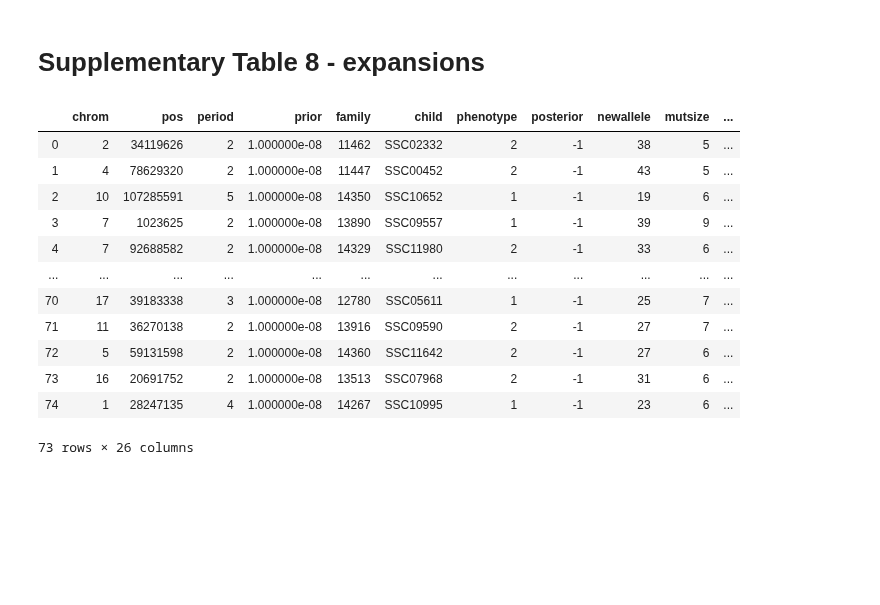
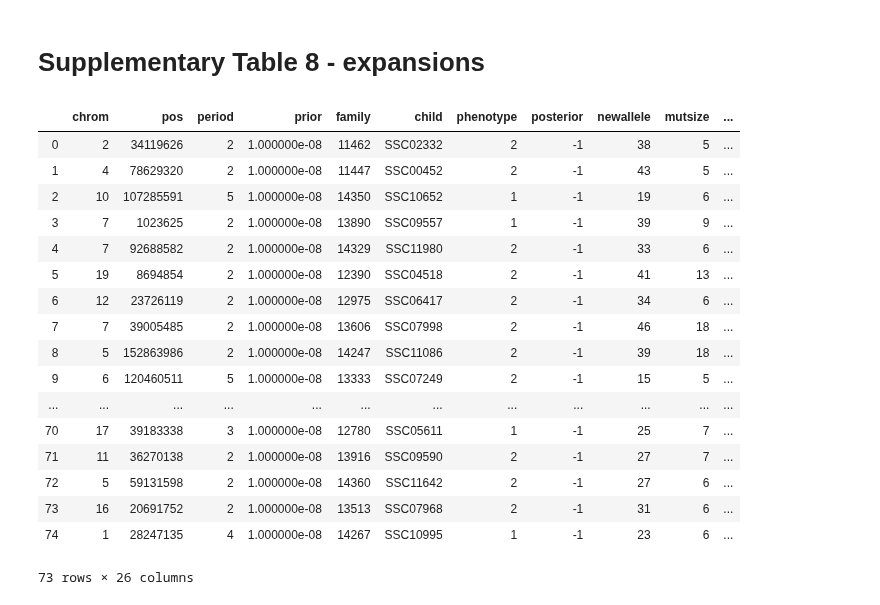
Before and after one commit to gymreklab/ssc-denovos-paper, a Jupyter notebook: figure-notebooks-publish/Mitra_etal_Figure3+4_Burden_v2.ipynb, the cells around one changed output. Saved outputs shown, nothing was run; the diff lists cells and outputs as text; code cells hidden in the pictures; blank space fills up the shorter version.

```diff
--- a/figure-notebooks-publish/Mitra_etal_Figure3+4_Burden_v2.ipynb
+++ b/figure-notebooks-publish/Mitra_etal_Figure3+4_Burden_v2.ipynb
@@ -1023,14 +1019,20 @@ finaldata[finaldata["FEATURE-CODING"]>0] # autosome only. add chrX separately. s
 # %% [markdown]
 # Supplementary Table 8 - expansions
 # %%
+pd.set_option("display.max_rows", None)
 ndata # add chrX separately.
 # %% [output]
 |  | chrom | pos | period | prior | family | child | phenotype | posterior | newallele | mutsize | ... |
 | 0 | 2 | 34119626 | 2 | 1.000000e-08 | 11462 | SSC02332 | 2 | -1 | 38 | 5 | ... |
 | 1 | 4 | 78629320 | 2 | 1.000000e-08 | 11447 | SSC00452 | 2 | -1 | 43 | 5 | ... |
 | 2 | 10 | 107285591 | 5 | 1.000000e-08 | 14350 | SSC10652 | 1 | -1 | 19 | 6 | ... |
 | 3 | 7 | 1023625 | 2 | 1.000000e-08 | 13890 | SSC09557 | 1 | -1 | 39 | 9 | ... |
 | 4 | 7 | 92688582 | 2 | 1.000000e-08 | 14329 | SSC11980 | 2 | -1 | 33 | 6 | ... |
+| 5 | 19 | 8694854 | 2 | 1.000000e-08 | 12390 | SSC04518 | 2 | -1 | 41 | 13 | ... |
+| 6 | 12 | 23726119 | 2 | 1.000000e-08 | 12975 | SSC06417 | 2 | -1 | 34 | 6 | ... |
+| 7 | 7 | 39005485 | 2 | 1.000000e-08 | 13606 | SSC07998 | 2 | -1 | 46 | 18 | ... |
+| 8 | 5 | 152863986 | 2 | 1.000000e-08 | 14247 | SSC11086 | 2 | -1 | 39 | 18 | ... |
+| 9 | 6 | 120460511 | 5 | 1.000000e-08 | 13333 | SSC07249 | 2 | -1 | 15 | 5 | ... |
 | ... | ... | ... | ... | ... | ... | ... | ... | ... | ... | ... | ... |
 | 70 | 17 | 39183338 | 3 | 1.000000e-08 | 12780 | SSC05611 | 1 | -1 | 25 | 7 | ... |
 | 71 | 11 | 36270138 | 2 | 1.000000e-08 | 13916 | SSC09590 | 2 | -1 | 27 | 7 | ... |
```
Also changed, not shown: parts of 2 cells of this notebook.
